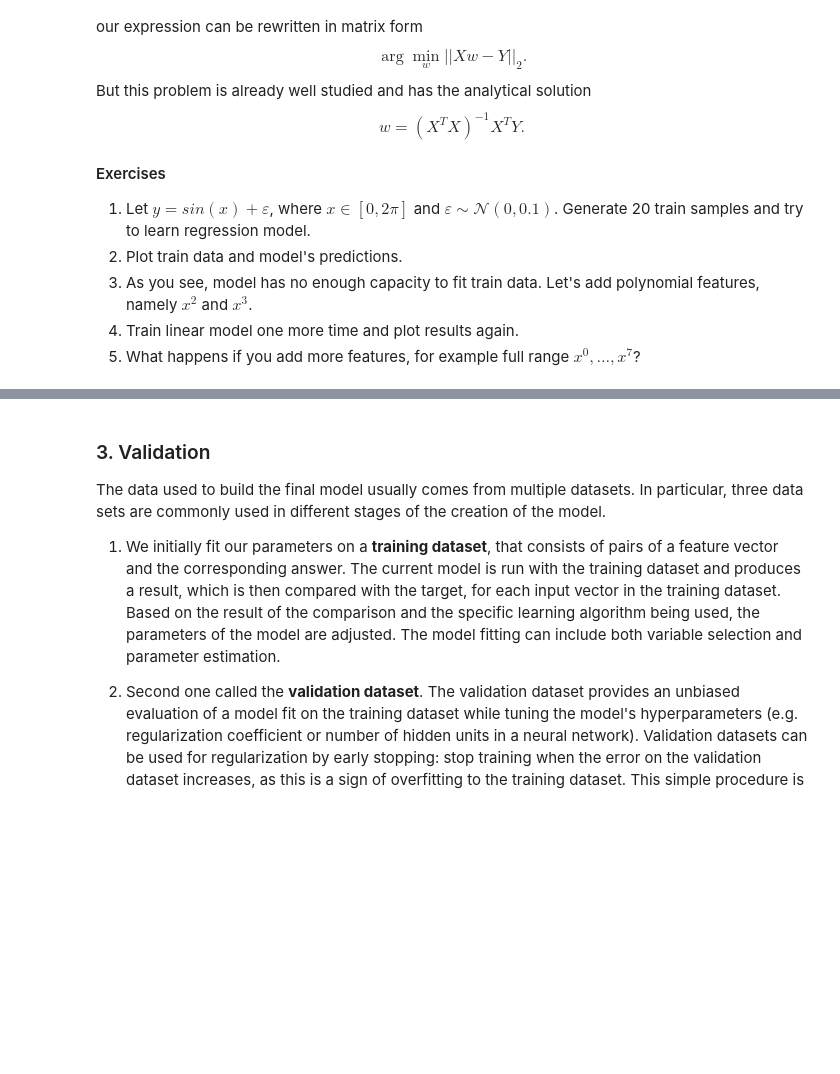
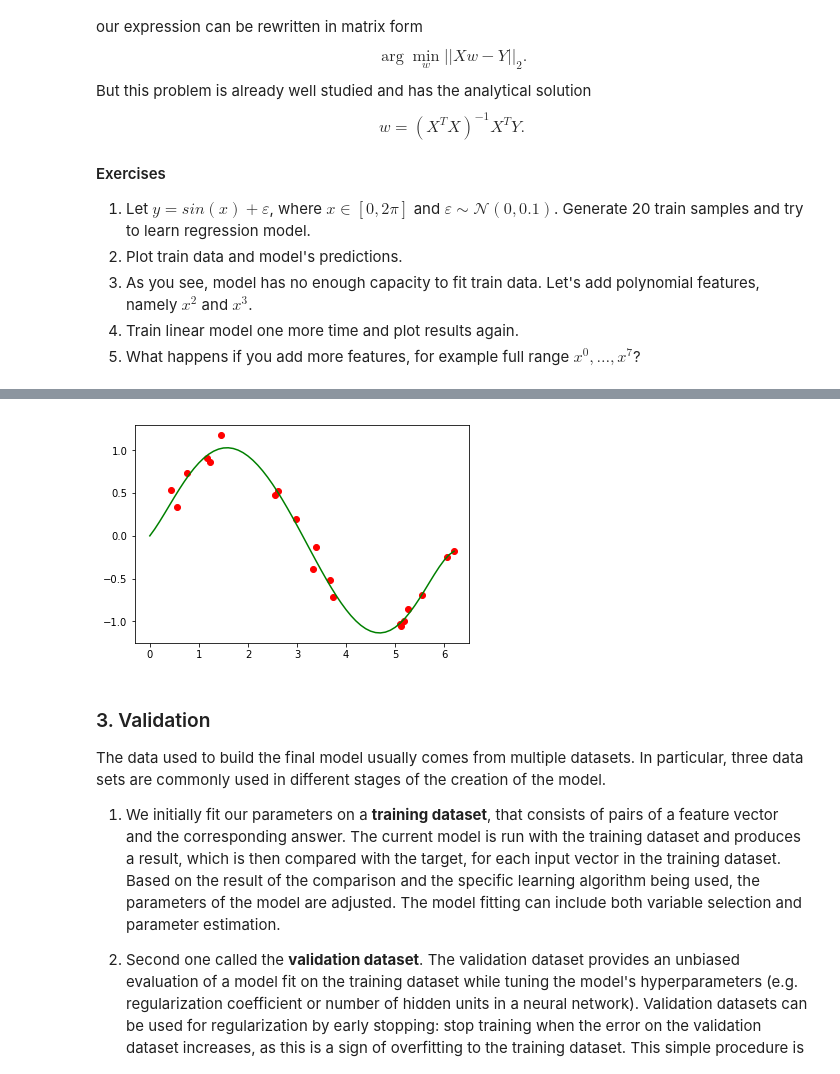
Before and after one commit to ahmados/renju, a Jupyter notebook: lab-1.ipynb, the cells around one changed output, grey strips where cells are left out. Drawn from its saved outputs; the diff is of its cells as text; code cells hidden in the pictures; blank space fills up the shorter version.

```diff
--- a/lab-1.ipynb
+++ b/lab-1.ipynb
@@ -88,3 +124,9 @@ plt.show()
+# %%
+import matplotlib.pyplot as plt
+plt.plot(x_train[:, 0], y_train, 'ro', x_line, f(x_line, w), 'g-')
+plt.show()
+# %% [output]
+[figure, added]
 # %% [markdown]
 ### 3. Validation
 The data used to build the final model usually comes from multiple datasets. In particular, three data sets are commonly used in different stages of the creation of the model.
```
Also changed, not shown: parts of 30 cells of this notebook.
